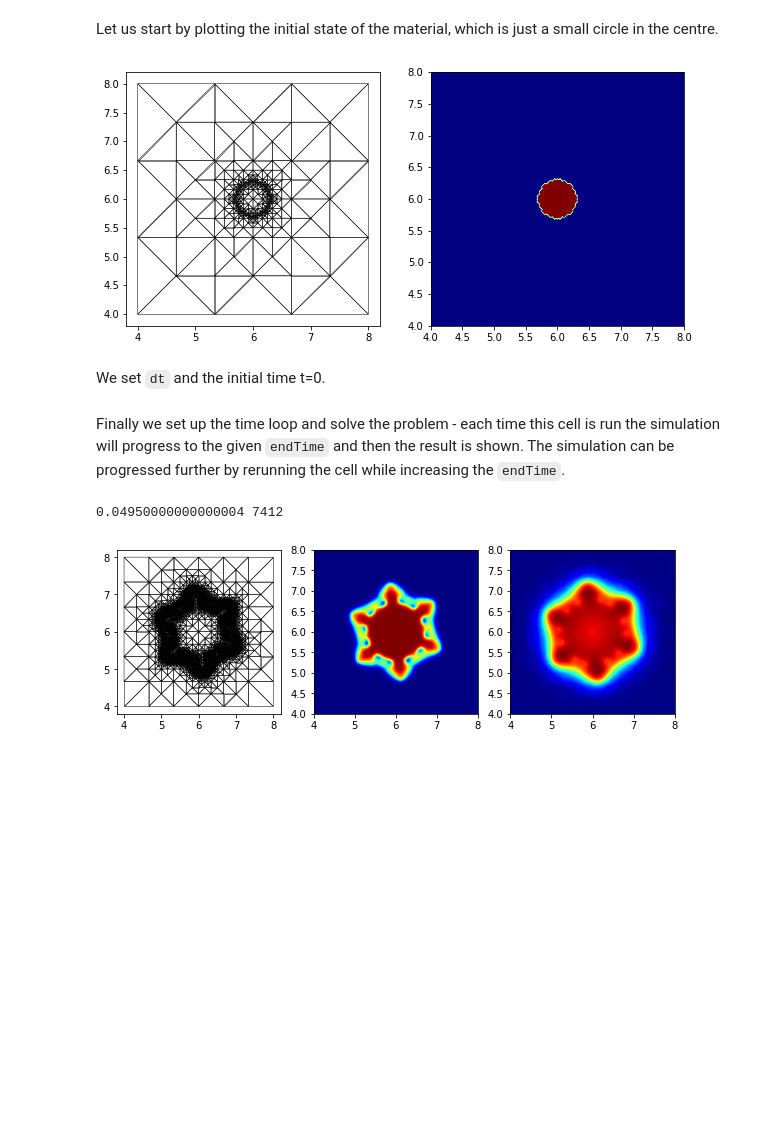
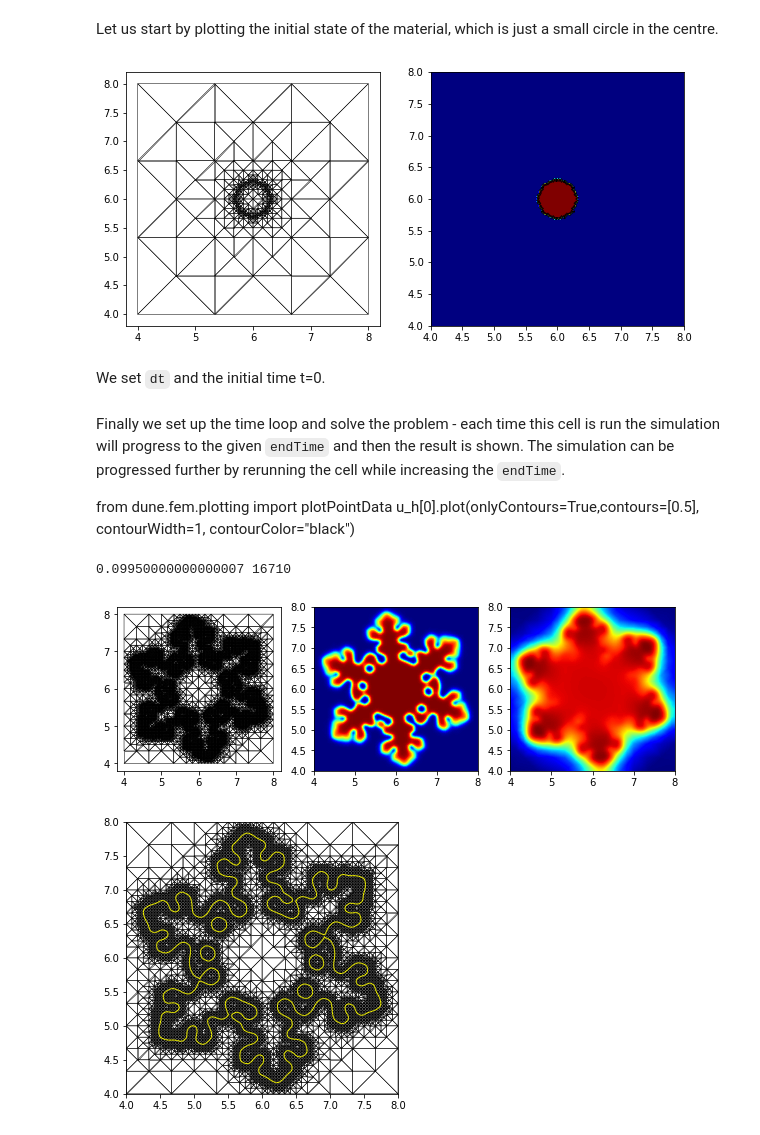
Before and after one commit to adedner/dune-fempy, a Jupyter notebook: doc/crystal_nb.ipynb, the cells around one changed output. Drawn from its saved outputs; the diff is of its cells as text; code cells hidden in the pictures; blank space fills up the shorter version.

````diff
--- a/doc/crystal_nb.ipynb
+++ b/doc/crystal_nb.ipynb
@@ -131,7 +131,7 @@ scheme = solutionScheme(a_im == a_ex, space, solver="gmres", parameters=solverPa
 We set up the adaptive method. We start with a marking strategy based on the value of the gradient of the phase field variable.
 # %%
 from dune.ufl import expression2GF
-indicator = expression2GF(gridView, dot(grad(u_h[0]),grad(u_h[0])), 0, name="indicator")
+indicator = dot(grad(u_h[0]),grad(u_h[0]))
 # %% [markdown]
 We perform the initial refinement of the grid using the general form of the `mark' method
 # %%
@@ -161,9 +161,9 @@ from dune.fem.function import levelFunction, partitionFunction
 
 matplotlib.rcParams.update({'font.size': 10})
 matplotlib.rcParams['figure.figsize'] = [10, 5]
-plotComponents(u_h, cmap=pyplot.cm.jet, show=[0])
+plotComponents(u_h, cmap=pyplot.cm.jet, show=[0], contours=[0.5],contourWidth=3)
 # %% [output]
-[figure, old version]
+[figure, new version]
 # %% [markdown]
 We set ```dt``` and the initial time t=0.
 # %%
@@ -171,20 +171,26 @@ scheme.model.dt = 0.0005
 t = 0.0
 # %% [markdown]
 Finally we set up the time loop and solve the problem - each time this cell is run the simulation will progress to the given ```endTime``` and then the result is shown. The simulation can be progressed further by rerunning the cell while increasing the ```endTime```.
+
+
+from dune.fem.plotting import plotPointData
+u_h[0].plot(onlyContours=True,contours=[0.5], contourWidth=1, contourColor="black")
 # %%
-endTime = 0.05
+endTime = 0.1
 while t < endTime:
     u_h_n.assign(u_h)
     scheme.solve(target=u_h)
     print(t, gridView.size(0), end="\r")
     t += scheme.model.dt
     fem.mark(indicator,1.4,1.2,0,maxLevel)
     fem.adapt(u_h)
     fem.loadBalance(u_h)
     # vtk()                # store result in vtk file
 print()
 
 plotComponents(u_h, cmap=pyplot.cm.jet)
+u_h[0].plot(onlyContours=True,contours=[0.5], contourWidth=1, contourColor="yellow")
 # %% [output]
-0.04950000000000004 7412
+0.09950000000000007 16710
-[figure, old version]
+[figure, new version]
+[figure, added]
````
Also changed, not shown: 5 other files.
